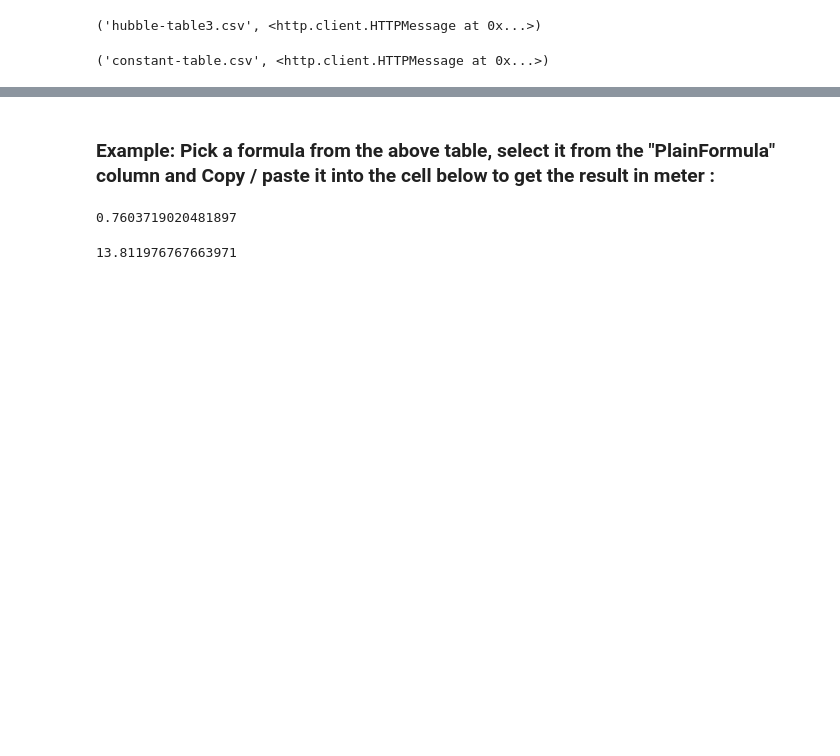
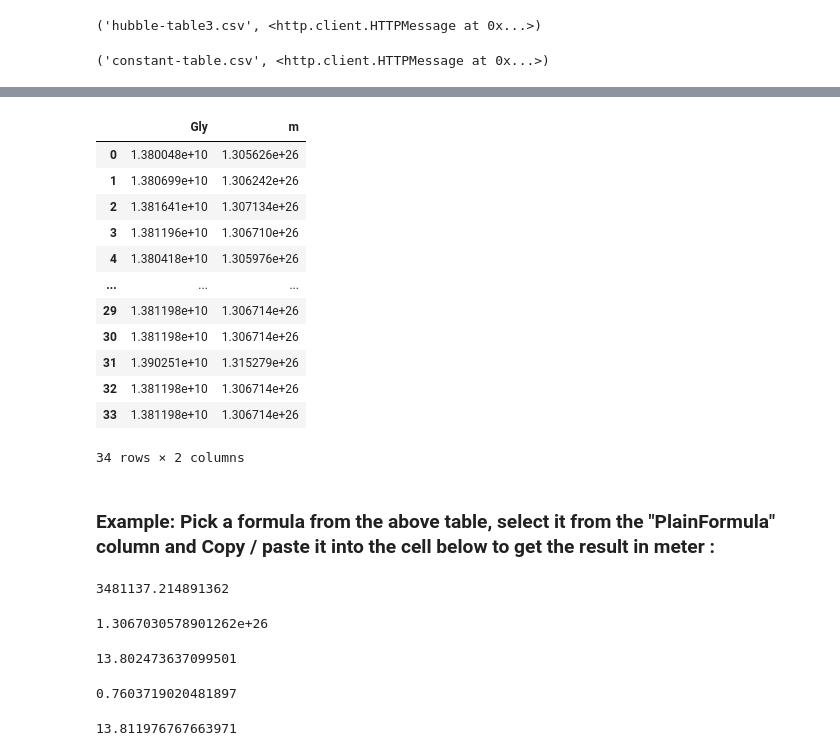
Before and after one commit to LaGuer/hubble-radius, a Jupyter notebook: hubble-radius.ipynb, the cells around one changed output, grey strips where cells are left out. Drawn from its saved outputs; the diff is of its cells as text; code cells hidden in the pictures; blank space fills up the shorter version.

```diff
--- a/hubble-radius.ipynb
+++ b/hubble-radius.ipynb
@@ -290,5 +277,33 @@ df.tail(20)
+# %%
+df.iloc[:,[2,3]]
+# %% [output]
+|  | Gly | m |
+| 0 | 1.380048e+10 | 1.305626e+26 |
+| 1 | 1.380699e+10 | 1.306242e+26 |
+| 2 | 1.381641e+10 | 1.307134e+26 |
+| 3 | 1.381196e+10 | 1.306710e+26 |
+| 4 | 1.380418e+10 | 1.305976e+26 |
+| ... | ... | ... |
+| 29 | 1.381198e+10 | 1.306714e+26 |
+| 30 | 1.381198e+10 | 1.306714e+26 |
+| 31 | 1.390251e+10 | 1.315279e+26 |
+| 32 | 1.381198e+10 | 1.306714e+26 |
+| 33 | 1.381198e+10 | 1.306714e+26 |
+34 rows × 2 columns
 # %% [markdown]
 ### Example: Pick a formula from the above table, select it from the "PlainFormula" column and Copy / paste it into the cell below to get the result in meter :
+# %%
+np.exp(2**(5+(1/2)))/5*lambdabare
+# %% [output]
+3481137.214891362
+# %%
+R1*(8/np.sqrt(3*a))**(1/7)#/(constants.light_year*10**9)
+# %% [output]
+1.3067030578901262e+26
+# %%
+lambdabare*np.pi**(155/2)/(constants.light_year*10**9)
+# %% [output]
+13.802473637099501
 # %%
 (OM*OB/n_ph)**2
 # %% [output]
```
Also changed, not shown: parts of 11 cells of this notebook.
